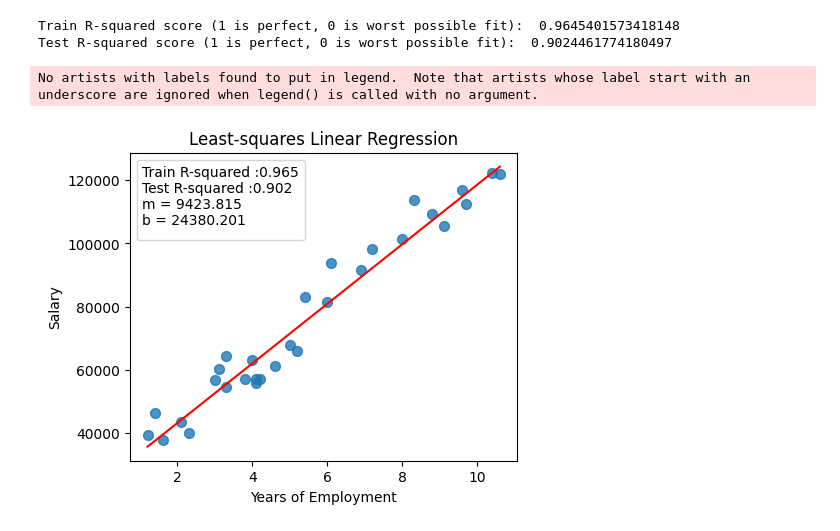
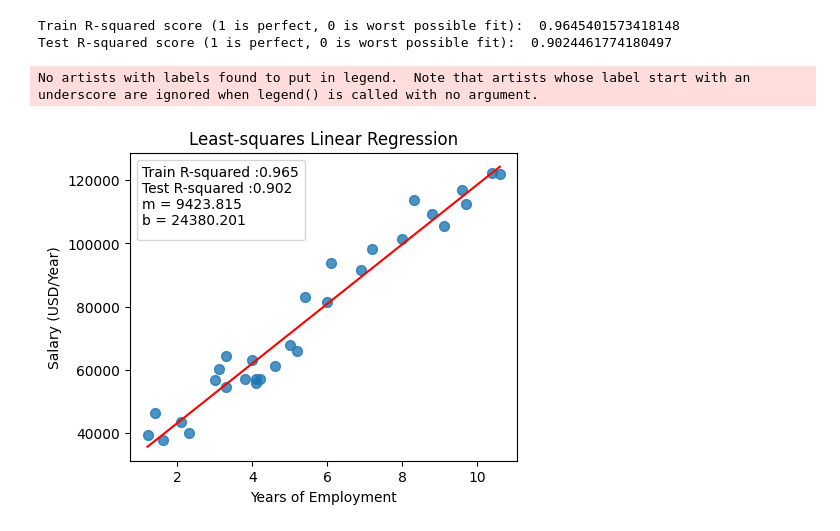
Before and after one commit to marioalpizarv/portfolio, a Jupyter notebook: Salaries_LinearRegression.ipynb, the cells around one changed output. Drawn from its saved outputs; the diff is of its cells as text; code cells hidden in the pictures.

Commit message:
added scatter axis labels

```diff
--- a/Salaries_LinearRegression.ipynb
+++ b/Salaries_LinearRegression.ipynb
@@ -66,15 +66,15 @@ Test R-squared score (1 is perfect, 0 is worst possible fit):  0.902446177418049
 # %%
 # Do a scatter plot showing the least squares straight line
 
 plt.figure(figsize=(5,4))
 plt.scatter(X, y, marker= 'o', s=50, alpha=0.8)
 plt.plot(X, model.coef_ * X + model.intercept_, 'r-')
 plt.title('Least-squares Linear Regression')
 plt.xlabel('Years of Employment')
-plt.ylabel('Salary')
+plt.ylabel('Salary (USD/Year)')
 plt.legend(title = 'Train R-squared :'+str(np.around(r2_train, 3))+'\nTest R-squared :'+str(np.around(r2_test, 3))+
            '\nm = '+str(np.around(model.coef_[0][0],3))+'\nb = '+str(np.around(model.intercept_[0],3)), loc = 'upper left')
 plt.show()
 # %% [output]
 No artists with labels found to put in legend.  Note that artists whose label start with an underscore are ignored when legend() is called with no argument.
-[figure, old version]
+[figure, new version]
```
